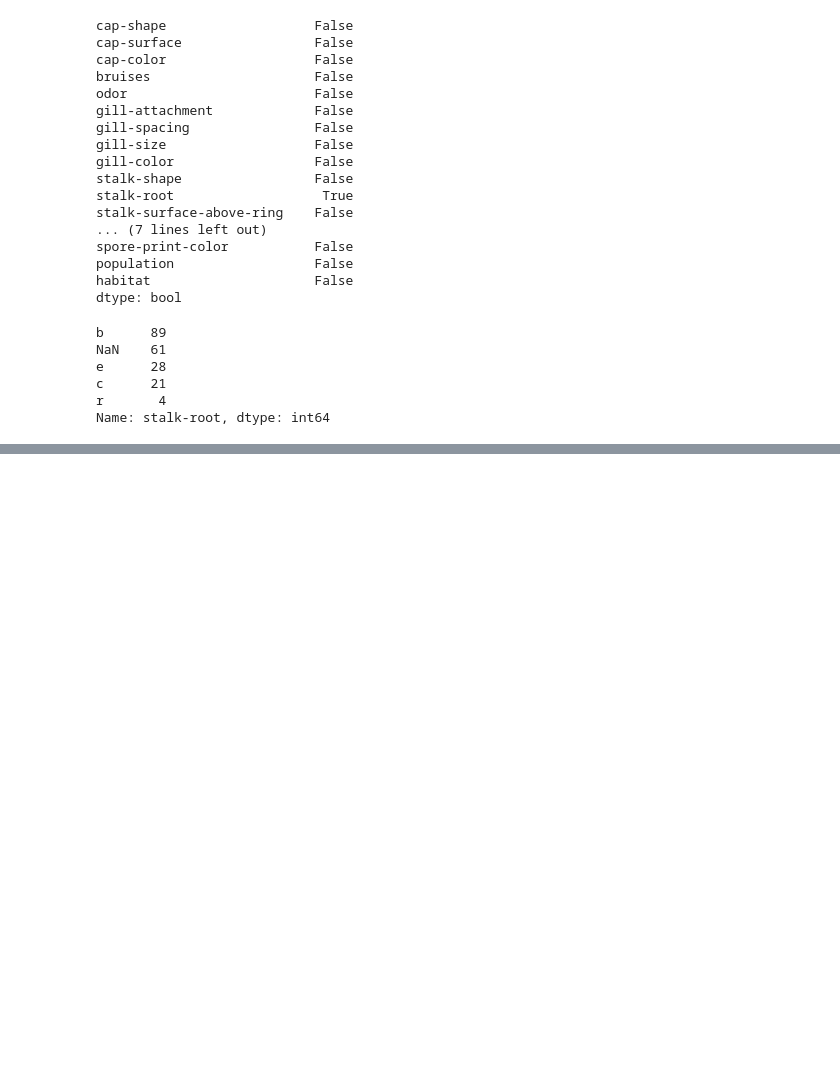
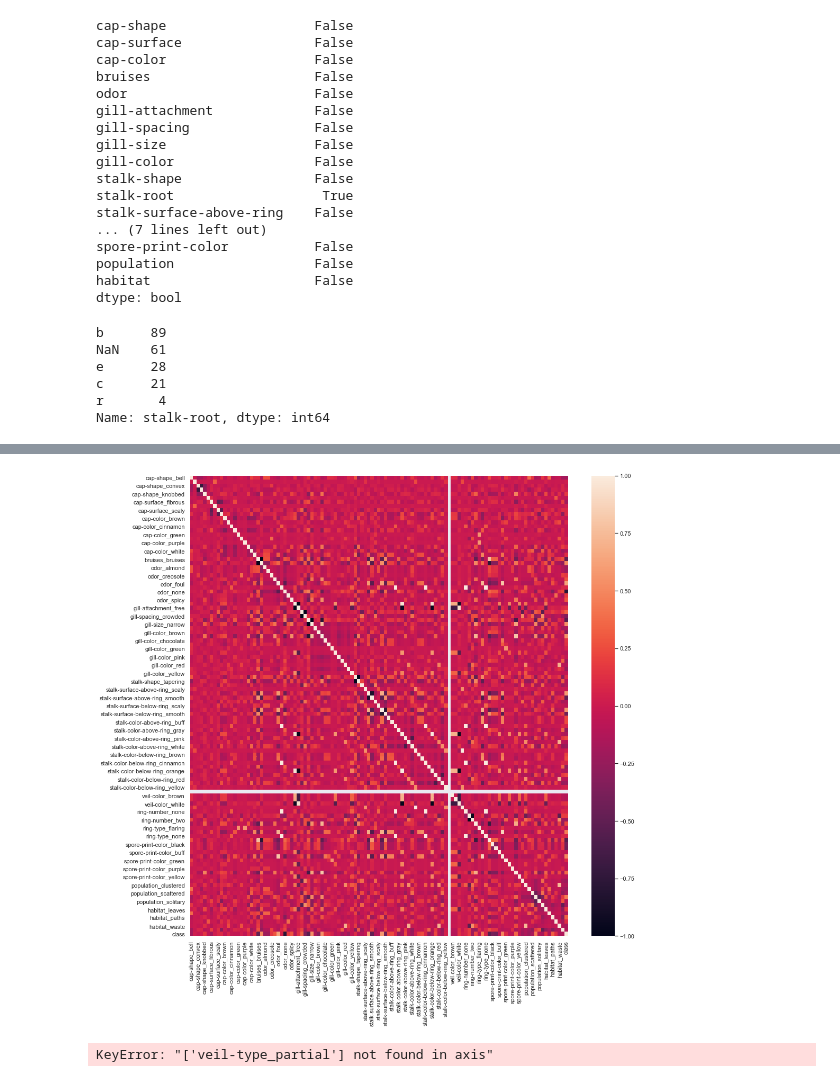
Before and after one commit to csun-data-science-bootcamp-20/Group9, a Jupyter notebook: Mushrooms.ipynb, the cells around one changed output, grey strips where cells are left out. Cells and saved outputs as stored; diff of their text form; code cells hidden in the pictures; blank space fills up the shorter version.

```diff
--- a/Mushrooms.ipynb
+++ b/Mushrooms.ipynb
@@ -350,0 +419,7 @@ datadef_new[:10]
+# %%
+import seaborn as sns
+
+sns.heatmap(data_copy.corr())
+sns.set(rc={'figure.figsize':(30,30)})
+# %% [output]
+[figure, added]
@@ -350,0 +429,5 @@ datadef_new[:10]
+# %%
+data_copy.drop(columns=['veil-type_partial'],axis=1,inplace=True)
+# remove useless feature "veil-type_partial" from the main dataset
+# %% [output]
+KeyError: "['veil-type_partial'] not found in axis"
```
Also changed, not shown: parts of 23 cells of this notebook, 1 other file.
